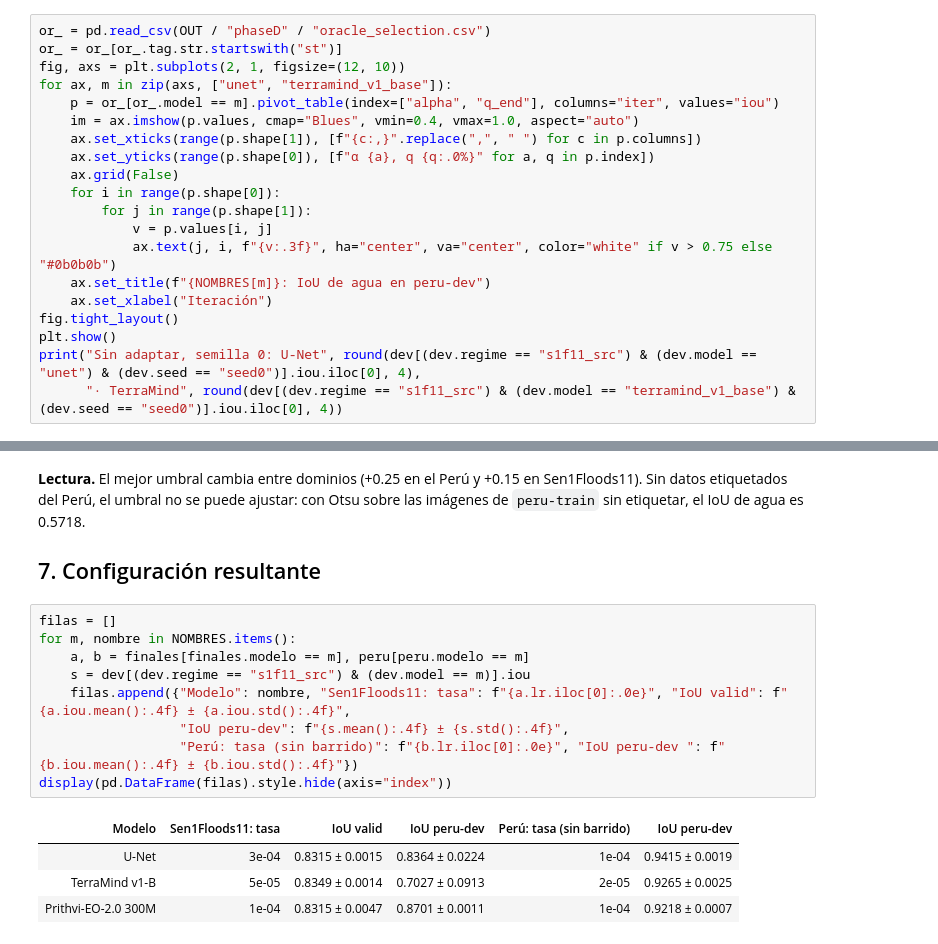
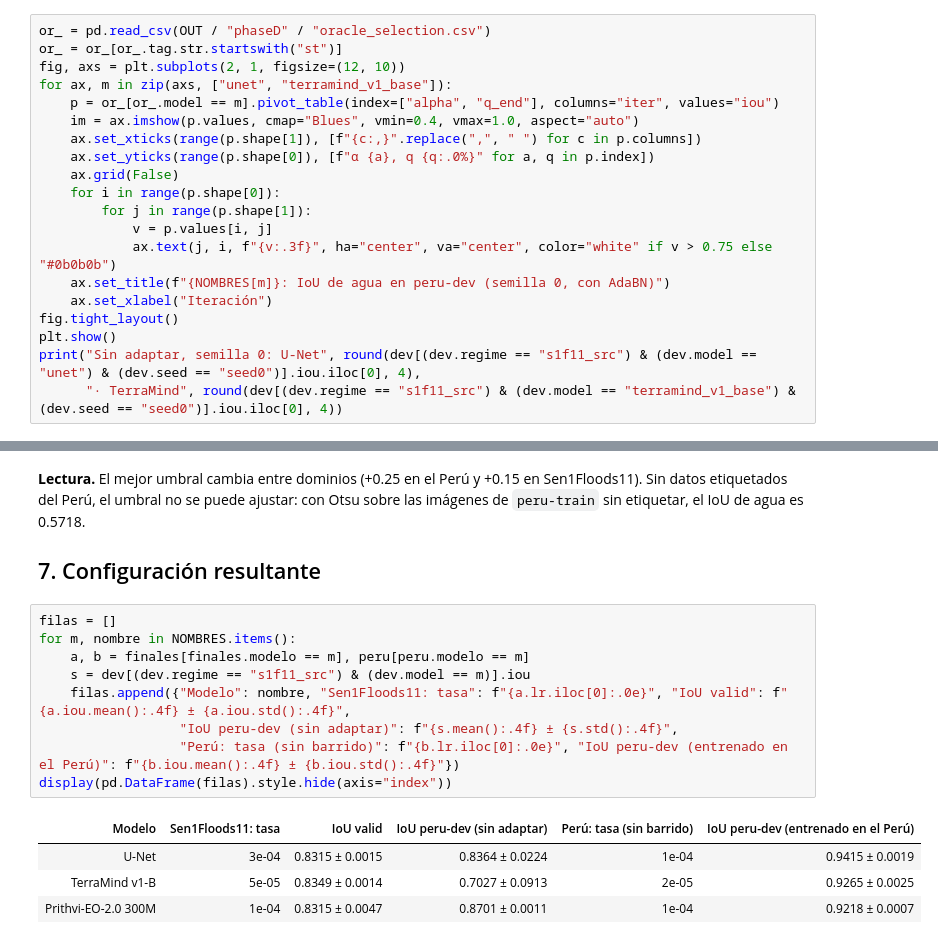
Before and after one commit to gersongams/peru-flood-segmentation, a Jupyter notebook: notebooks/optimizacion_hiperparametros.ipynb, the cells around one changed output, grey strips where cells are left out. Cells and saved outputs as stored; diff of their text form.

```diff
--- a/notebooks/optimizacion_hiperparametros.ipynb
+++ b/notebooks/optimizacion_hiperparametros.ipynb
@@ -349,7 +349,7 @@ for ax, m in zip(axs, ["unet", "terramind_v1_base"]):
         for j in range(p.shape[1]):
             v = p.values[i, j]
             ax.text(j, i, f"{v:.3f}", ha="center", va="center", color="white" if v > 0.75 else "#0b0b0b")
-    ax.set_title(f"{NOMBRES[m]}: IoU de agua en peru-dev")
+    ax.set_title(f"{NOMBRES[m]}: IoU de agua en peru-dev (semilla 0, con AdaBN)")
     ax.set_xlabel("Iteración")
 fig.tight_layout()
 plt.show()
@@ -391,14 +391,14 @@ etiquetar, el IoU de agua es 0.5718.
 # %%
 filas = []
 for m, nombre in NOMBRES.items():
     a, b = finales[finales.modelo == m], peru[peru.modelo == m]
     s = dev[(dev.regime == "s1f11_src") & (dev.model == m)].iou
     filas.append({"Modelo": nombre, "Sen1Floods11: tasa": f"{a.lr.iloc[0]:.0e}", "IoU valid": f"{a.iou.mean():.4f} ± {a.iou.std():.4f}",
-                  "IoU peru-dev": f"{s.mean():.4f} ± {s.std():.4f}",
-                  "Perú: tasa (sin barrido)": f"{b.lr.iloc[0]:.0e}", "IoU peru-dev ": f"{b.iou.mean():.4f} ± {b.iou.std():.4f}"})
+                  "IoU peru-dev (sin adaptar)": f"{s.mean():.4f} ± {s.std():.4f}",
+                  "Perú: tasa (sin barrido)": f"{b.lr.iloc[0]:.0e}", "IoU peru-dev (entrenado en el Perú)": f"{b.iou.mean():.4f} ± {b.iou.std():.4f}"})
 display(pd.DataFrame(filas).style.hide(axis="index"))
 # %% [output]
-| Modelo | Sen1Floods11: tasa | IoU valid | IoU peru-dev | Perú: tasa (sin barrido) | IoU peru-dev |
+| Modelo | Sen1Floods11: tasa | IoU valid | IoU peru-dev (sin adaptar) | Perú: tasa (sin barrido) | IoU peru-dev (entrenado en el Perú) |
 | U-Net | 3e-04 | 0.8315 ± 0.0015 | 0.8364 ± 0.0224 | 1e-04 | 0.9415 ± 0.0019 |
 | TerraMind v1-B | 5e-05 | 0.8349 ± 0.0014 | 0.7027 ± 0.0913 | 2e-05 | 0.9265 ± 0.0025 |
 | Prithvi-EO-2.0 300M | 1e-04 | 0.8315 ± 0.0047 | 0.8701 ± 0.0011 | 1e-04 | 0.9218 ± 0.0007 |
```
Also changed, not shown: parts of 3 cells of this notebook, 3 other files.
